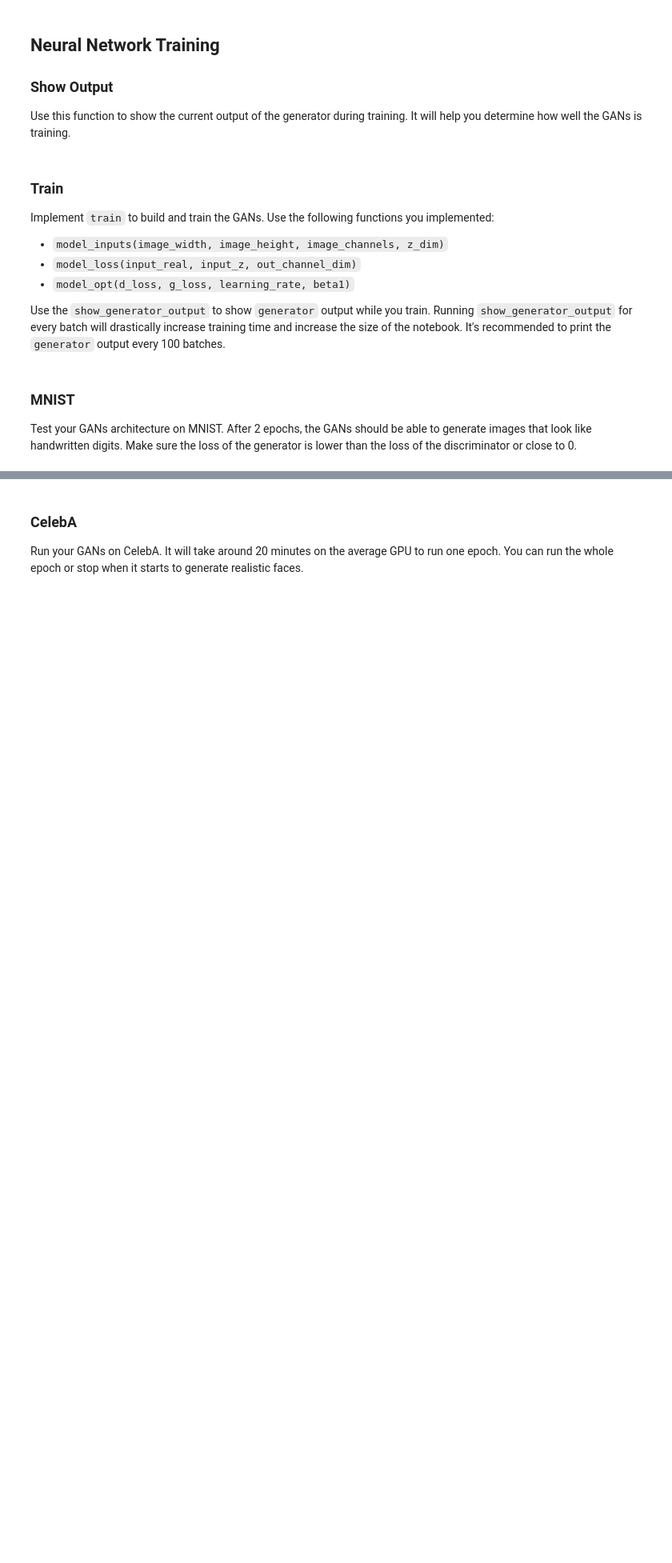
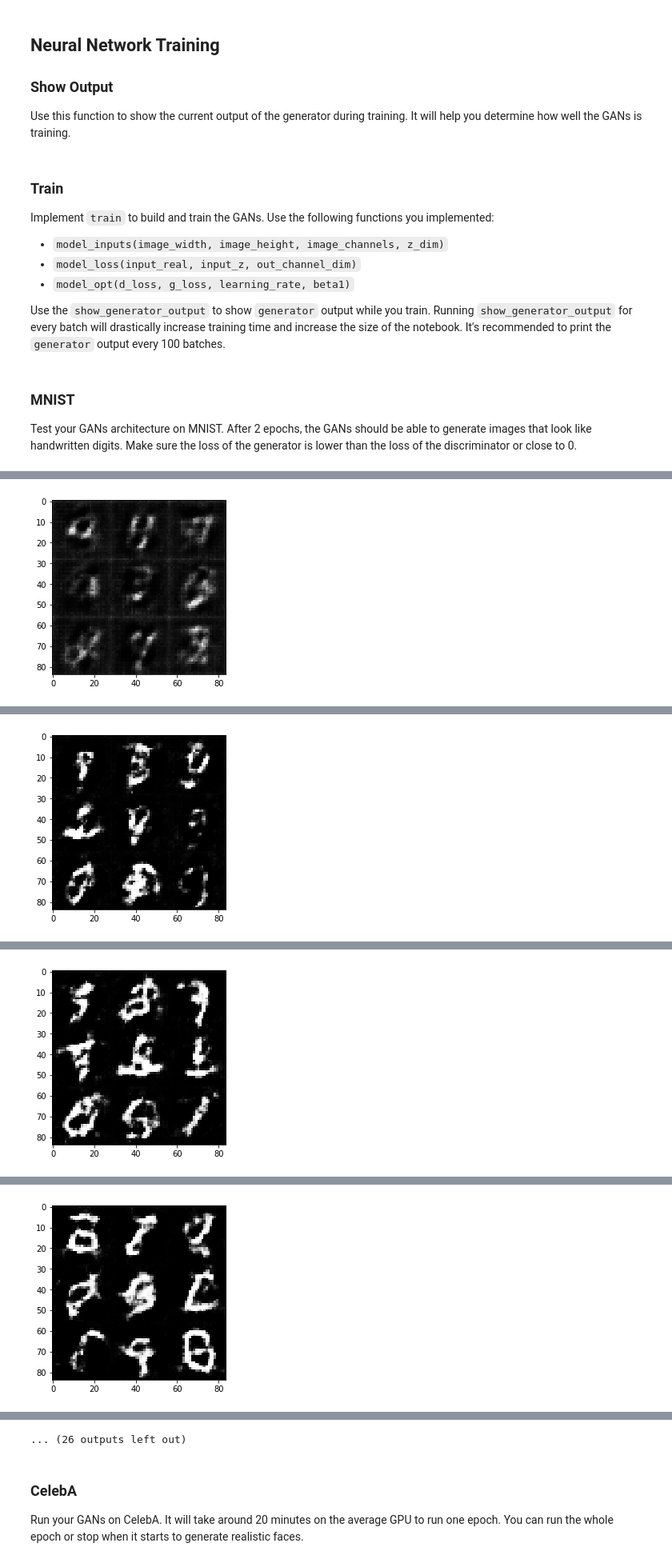
Before and after one commit to ericness/deep-learning, a Jupyter notebook: face_generation/dlnd_face_generation.ipynb, the cells around one changed output, grey strips where cells are left out. Shown at 80% size. Drawn from its saved outputs; the diff is of its cells as text; code cells hidden in the pictures; blank space fills up the shorter version.

```diff
--- a/face_generation/dlnd_face_generation.ipynb
+++ b/face_generation/dlnd_face_generation.ipynb
@@ -30,6 +30,9 @@ Extracting celeba...
 ## Explore the Data
 ### MNIST
 As you're aware, the [MNIST](http://yann.lecun.com/exdb/mnist/) dataset contains images of handwritten digits. You can view the first number of examples by changing `show_n_images`.
+# %%
+import helper
+data_dir = './data'
 # %%
 show_n_images = 25
 
@@ -382,10 +418,10 @@ def train(epoch_count, batch_size, z_dim, learning_rate, beta1, get_batches, dat
 ### MNIST
 Test your GANs architecture on MNIST.  After 2 epochs, the GANs should be able to generate images that look like handwritten digits.  Make sure the loss of the generator is lower than the loss of the discriminator or close to 0.
 # %%
-batch_size = 100
+batch_size = 64
 z_dim = 100
-learning_rate = 0.01
-beta1 = 0.7
+learning_rate = 0.0002
+beta1 = 0.5
 
 
 """
@@ -394,6 +430,7 @@ DON'T MODIFY ANYTHING IN THIS CELL THAT IS BELOW THIS LINE
 epochs = 2
 
 mnist_dataset = helper.Dataset('mnist', glob(os.path.join(data_dir, 'mnist/*.jpg')))
+
 with tf.Graph().as_default():
     train(epochs, batch_size, z_dim, learning_rate, beta1, mnist_dataset.get_batches,
           mnist_dataset.shape, mnist_dataset.image_mode)
@@ -401,0 +448 @@ NameError: name 'net' is not defined
+[figure, added]
@@ -401,0 +459 @@ NameError: name 'net' is not defined
+[figure, added]
@@ -401,0 +470 @@ NameError: name 'net' is not defined
+[figure, added]
@@ -401,0 +481 @@ NameError: name 'net' is not defined
+[figure, added]
@@ -402,3 +504,4 @@ NameError: name 'net' is not defined
+... (26 outputs left out)
 # %% [markdown]
 ### CelebA
 Run your GANs on CelebA.  It will take around 20 minutes on the average GPU to run one epoch.  You can run the whole epoch or stop when it starts to generate realistic faces.
```
Also changed, not shown: parts of 3 cells of this notebook.
